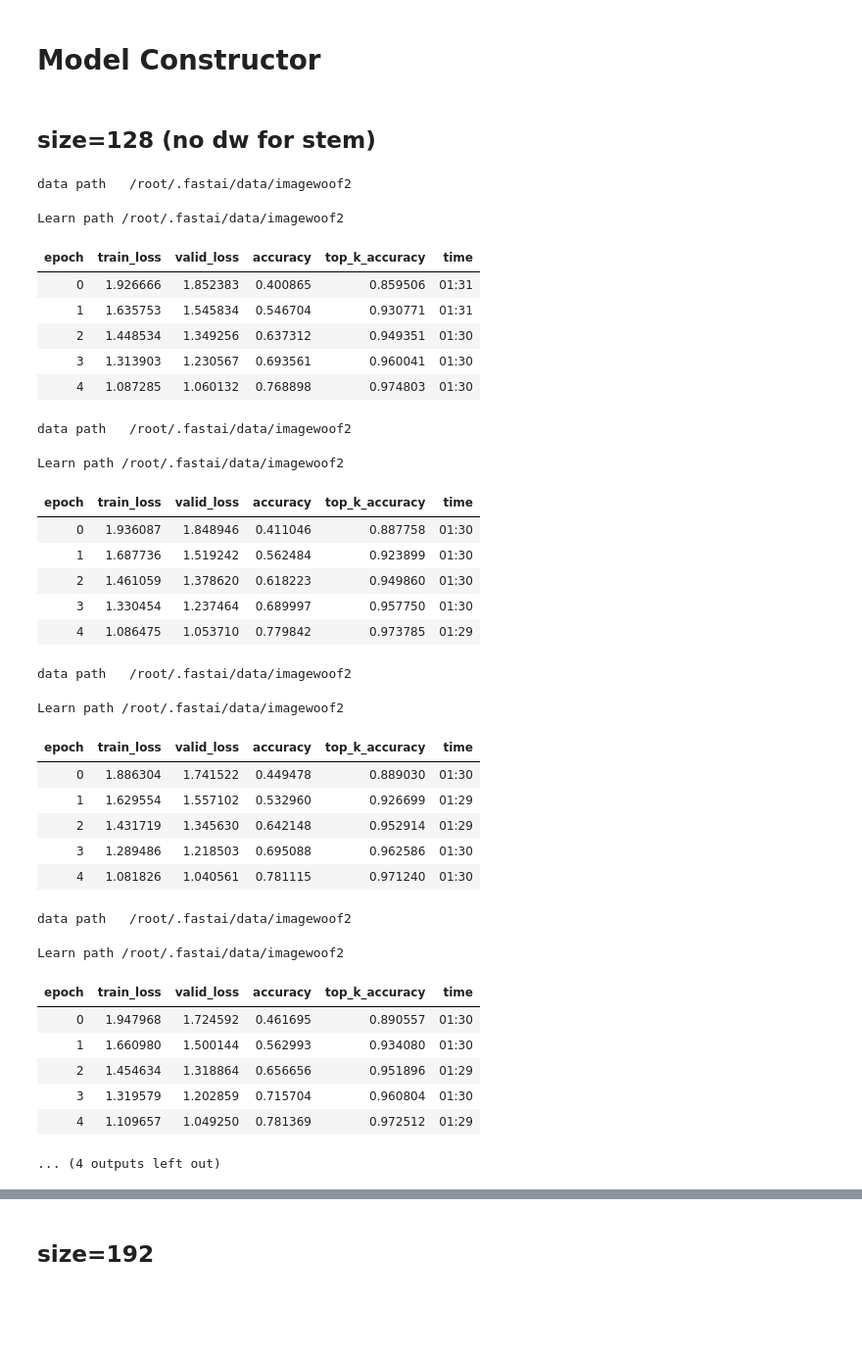
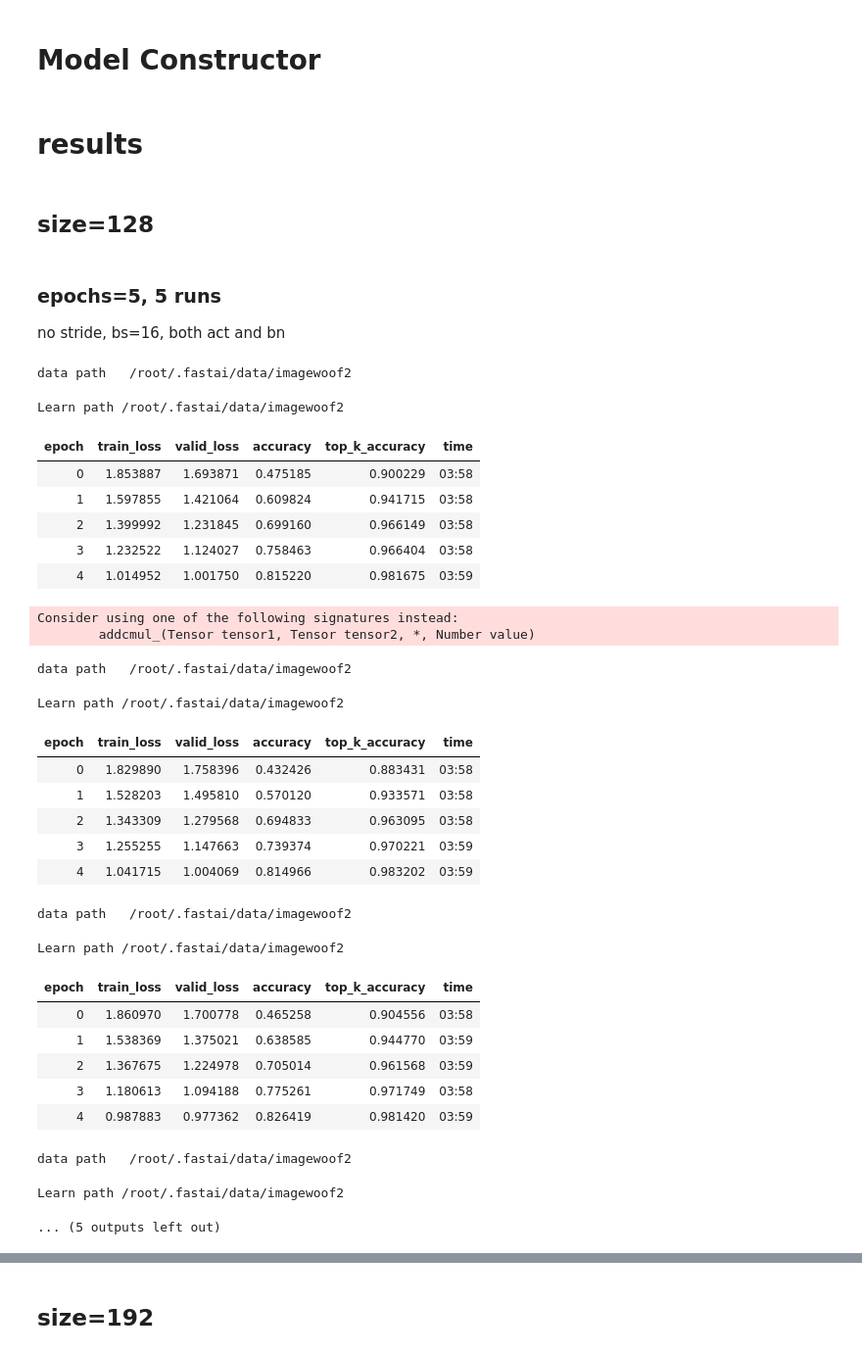
Before and after one commit to BoaEi/imagenette_experiments, a Jupyter notebook: ResNet_separable.ipynb, the cells around one changed output, grey strips where cells are left out. Shown at 98% size. Drawn from its saved outputs; the diff is of its cells as text; code cells hidden in the pictures; blank space fills up the shorter version.

```diff
--- a/ResNet_separable.ipynb
+++ b/ResNet_separable.ipynb
@@ -35,9 +35,8 @@ class NewLayer(nn.Sequential):
             padding=None, bias=False, groups=1, **kwargs):
 
         if padding==None: padding = ks//2
-        if ks==3 and nf!=ni*4:  # to be used for the "stem" of ResNet
+        if ks==3 and groups==1:  # to be used for the "stem" of ResNet
           layers = [('Conv3x3', nn.Conv2d(ni, ni*4, 3, stride=1, padding=1, bias=bias, groups=ni)),
-                    # ('act_fn', act_fn),
                     ('Conv1x1', nn.Conv2d(ni*4, nf, 1, bias=bias, groups=1))]
         else:
           layers = [('Conv{}x{}'.format(ks,ks),
@@ -64,7 +63,7 @@ class NewResBlock(Module):
         ] if expansion == 1 else [
                    (f"conv_0", conv_layer(ni, nh, 1, act_fn=act_fn, bn_1st=bn_1st)),
                    # (f"conv_1", conv_layer(nh, nh, 3, act_fn=act_fn, bn_1st=bn_1st)),
-                   (f"conv_1", conv_layer(nh, nh*4, 3, groups=nh, act=False, bn_layer=True)),
+                   (f"conv_1", conv_layer(nh, nh*4, 3, groups=nh, act_fn=act_fn, bn_1st=bn_1st)),
                    (f"conv_2", conv_layer(nh*4, nf, 1, zero_bn=zero_bn, act=False, bn_1st=bn_1st))
         ]
         if sa: layers.append(('sa', SimpleSelfAttention(nf,ks=1,sym=sym)))
@@ -88,46 +87,48 @@ model.stem_sizes = [3,32,64,64]
 model.act_fn = Mish()
 model.sa = True
 res = []
+# %% [markdown]
+# results
 # %% [markdown]
-## size=128 (no dw for stem)
+## size=128
+# %% [markdown]
+### epochs=5, 5 runs
+
+no stride, bs=16, both act and bn
 # %%
 for epochs in [5]*5:
     mixup=0 if epochs<=20 else 0.2
-    learn = get_learn(model=model, size=128, bs=32, mixup=mixup)
+    learn = get_learn(model=model, size=128, bs=16, mixup=mixup)
     learn.fit_fc(epochs, lr=4e-3, moms=(0.95,0.95), start_pct=0.72)
     res += [learn.recorder.metrics[-1][0].item()]
 print([round(x, 6) for x in res], sum(res)/len(res))
 # %% [output]
 data path   /root/.fastai/data/imagewoof2
 Learn path /root/.fastai/data/imagewoof2
 | epoch | train_loss | valid_loss | accuracy | top_k_accuracy | time |
-| 0 | 1.926666 | 1.852383 | 0.400865 | 0.859506 | 01:31 |
-| 1 | 1.635753 | 1.545834 | 0.546704 | 0.930771 | 01:31 |
-| 2 | 1.448534 | 1.349256 | 0.637312 | 0.949351 | 01:30 |
-| 3 | 1.313903 | 1.230567 | 0.693561 | 0.960041 | 01:30 |
-| 4 | 1.087285 | 1.060132 | 0.768898 | 0.974803 | 01:30 |
+| 0 | 1.853887 | 1.693871 | 0.475185 | 0.900229 | 03:58 |
+| 1 | 1.597855 | 1.421064 | 0.609824 | 0.941715 | 03:58 |
+| 2 | 1.399992 | 1.231845 | 0.699160 | 0.966149 | 03:58 |
+| 3 | 1.232522 | 1.124027 | 0.758463 | 0.966404 | 03:58 |
+| 4 | 1.014952 | 1.001750 | 0.815220 | 0.981675 | 03:59 |
-data path   /root/.fastai/data/imagewoof2
+Consider using one of the following signatures instead:
+        addcmul_(Tensor tensor1, Tensor tensor2, *, Number value)
-Learn path /root/.fastai/data/imagewoof2
+data path   /root/.fastai/data/imagewoof2
+Learn path /root/.fastai/data/imagewoof2
 | epoch | train_loss | valid_loss | accuracy | top_k_accuracy | time |
-| 0 | 1.936087 | 1.848946 | 0.411046 | 0.887758 | 01:30 |
-| 1 | 1.687736 | 1.519242 | 0.562484 | 0.923899 | 01:30 |
-| 2 | 1.461059 | 1.378620 | 0.618223 | 0.949860 | 01:30 |
-| 3 | 1.330454 | 1.237464 | 0.689997 | 0.957750 | 01:30 |
-| 4 | 1.086475 | 1.053710 | 0.779842 | 0.973785 | 01:29 |
+| 0 | 1.829890 | 1.758396 | 0.432426 | 0.883431 | 03:58 |
+| 1 | 1.528203 | 1.495810 | 0.570120 | 0.933571 | 03:58 |
+| 2 | 1.343309 | 1.279568 | 0.694833 | 0.963095 | 03:58 |
+| 3 | 1.255255 | 1.147663 | 0.739374 | 0.970221 | 03:59 |
+| 4 | 1.041715 | 1.004069 | 0.814966 | 0.983202 | 03:59 |
-data path   /root/.fastai/data/imagewoof2
-Learn path /root/.fastai/data/imagewoof2
+data path   /root/.fastai/data/imagewoof2
+Learn path /root/.fastai/data/imagewoof2
 | epoch | train_loss | valid_loss | accuracy | top_k_accuracy | time |
-| 0 | 1.886304 | 1.741522 | 0.449478 | 0.889030 | 01:30 |
-| 1 | 1.629554 | 1.557102 | 0.532960 | 0.926699 | 01:29 |
-| 2 | 1.431719 | 1.345630 | 0.642148 | 0.952914 | 01:29 |
-| 3 | 1.289486 | 1.218503 | 0.695088 | 0.962586 | 01:30 |
-| 4 | 1.081826 | 1.040561 | 0.781115 | 0.971240 | 01:30 |
+| 0 | 1.860970 | 1.700778 | 0.465258 | 0.904556 | 03:58 |
+| 1 | 1.538369 | 1.375021 | 0.638585 | 0.944770 | 03:59 |
+| 2 | 1.367675 | 1.224978 | 0.705014 | 0.961568 | 03:59 |
+| 3 | 1.180613 | 1.094188 | 0.775261 | 0.971749 | 03:58 |
+| 4 | 0.987883 | 0.977362 | 0.826419 | 0.981420 | 03:59 |
-data path   /root/.fastai/data/imagewoof2
-Learn path /root/.fastai/data/imagewoof2
+data path   /root/.fastai/data/imagewoof2
-| epoch | train_loss | valid_loss | accuracy | top_k_accuracy | time |
-| 0 | 1.947968 | 1.724592 | 0.461695 | 0.890557 | 01:30 |
-| 1 | 1.660980 | 1.500144 | 0.562993 | 0.934080 | 01:30 |
-| 2 | 1.454634 | 1.318864 | 0.656656 | 0.951896 | 01:29 |
-| 3 | 1.319579 | 1.202859 | 0.715704 | 0.960804 | 01:30 |
-| 4 | 1.109657 | 1.049250 | 0.781369 | 0.972512 | 01:29 |
-... (4 outputs left out)
+Learn path /root/.fastai/data/imagewoof2
+... (5 outputs left out)
```
Also changed, not shown: parts of 42 cells of this notebook.
